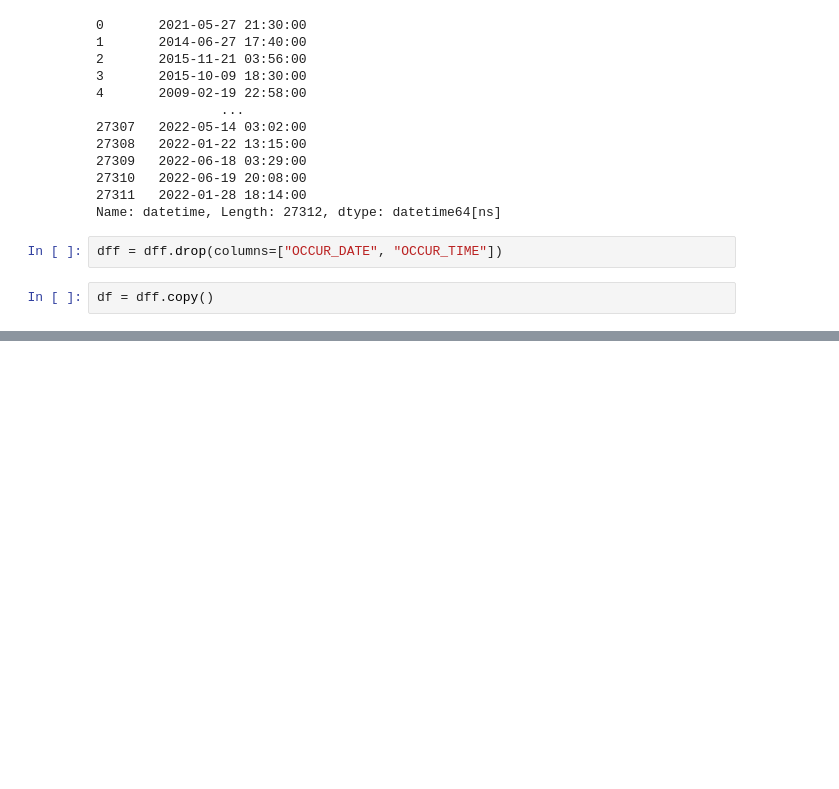
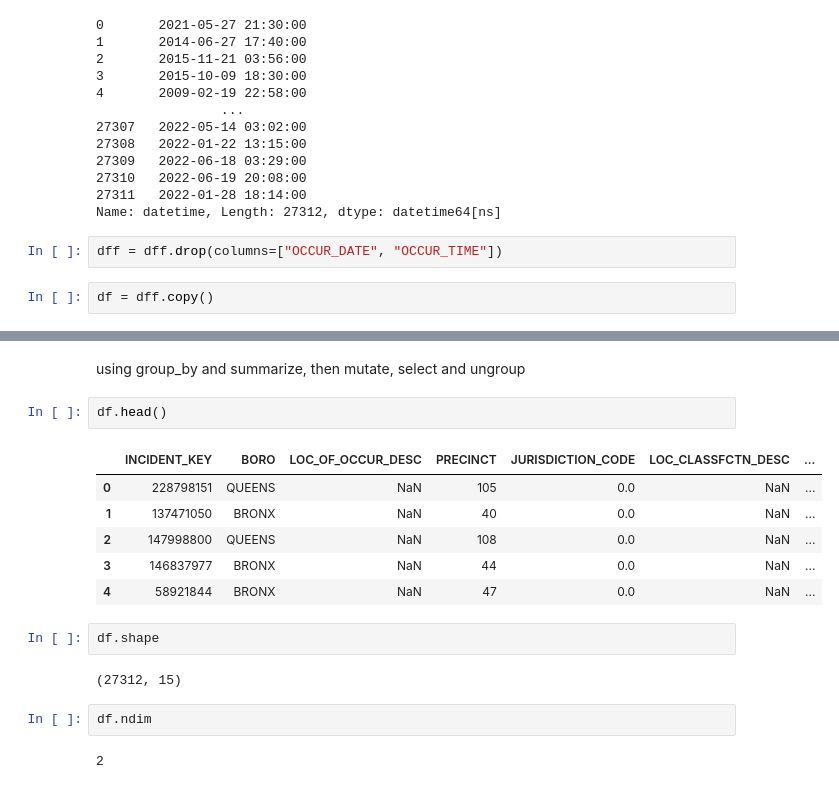
Before and after one commit to RyanJTalbot/MSDS, a Jupyter notebook: Vital Skills/Vital Skills for Data Science Specialization/Data Science as a Field/Project/NYPD.ipynb, the cells around one changed output, grey strips where cells are left out. Saved outputs shown, nothing was run; the diff lists cells and outputs as text; blank space fills up the shorter version.

```diff
--- a/Vital Skills/Vital Skills for Data Science Specialization/Data Science as a Field/Project/NYPD.ipynb
+++ b/Vital Skills/Vital Skills for Data Science Specialization/Data Science as a Field/Project/NYPD.ipynb
@@ -163,0 +242,19 @@ df = dff.copy()
+# %% [markdown]
+using group_by and summarize, then mutate, select and ungroup
+# %%
+df.head()
+# %% [output]
+|  | INCIDENT_KEY | BORO | LOC_OF_OCCUR_DESC | PRECINCT | JURISDICTION_CODE | LOC_CLASSFCTN_DESC | ... |
+| 0 | 228798151 | QUEENS | NaN | 105 | 0.0 | NaN | ... |
+| 1 | 137471050 | BRONX | NaN | 40 | 0.0 | NaN | ... |
+| 2 | 147998800 | QUEENS | NaN | 108 | 0.0 | NaN | ... |
+| 3 | 146837977 | BRONX | NaN | 44 | 0.0 | NaN | ... |
+| 4 | 58921844 | BRONX | NaN | 47 | 0.0 | NaN | ... |
+# %%
+df.shape
+# %% [output]
+(27312, 15)
+# %%
+df.ndim
+# %% [output]
+2
```
Also changed, not shown: parts of 15 cells of this notebook, 14 other files.
